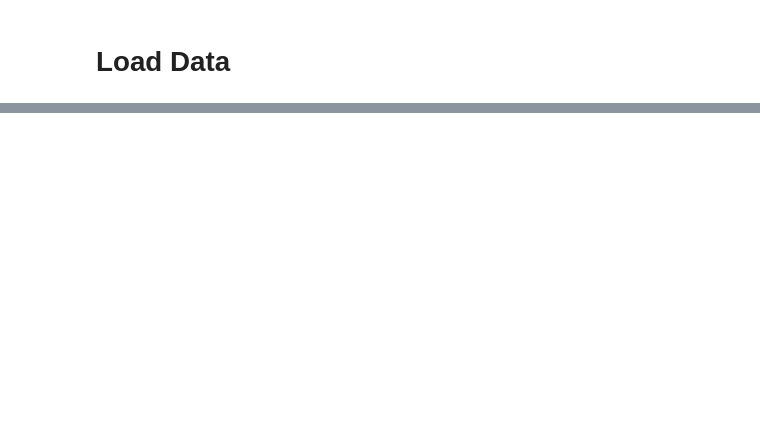
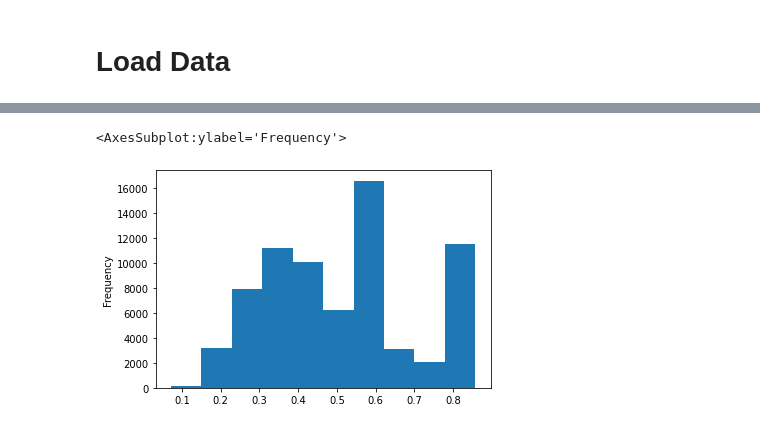
Before and after one commit to ottobricks/default_prediction_case_study, a Jupyter notebook: src/1_sanity/basic_profile.ipynb, the cells around one changed output, grey strips where cells are left out. Saved outputs shown, nothing was run; the diff lists cells and outputs as text; code cells hidden in the pictures; blank space fills up the shorter version.

```diff
--- a/src/1_sanity/basic_profile.ipynb
+++ b/src/1_sanity/basic_profile.ipynb
@@ -56,0 +118,13 @@ profile.to_file("1_sanity/basic_profile.html")
+# %%
+feature_count = df.drop(["uuid"], axis=1).shape[1]
+
+account_irrelevant_values = (
+    df.drop(["uuid"], axis=1)
+    .replace(0, np.nan)
+    .apply(lambda account: account.isna().sum() / feature_count, axis=1)
+)
+
+account_irrelevant_values.plot.hist()
+# %% [output]
+<AxesSubplot:ylabel='Frequency'>
+[figure, added]
```
Also changed, not shown: parts of 11 cells of this notebook.
